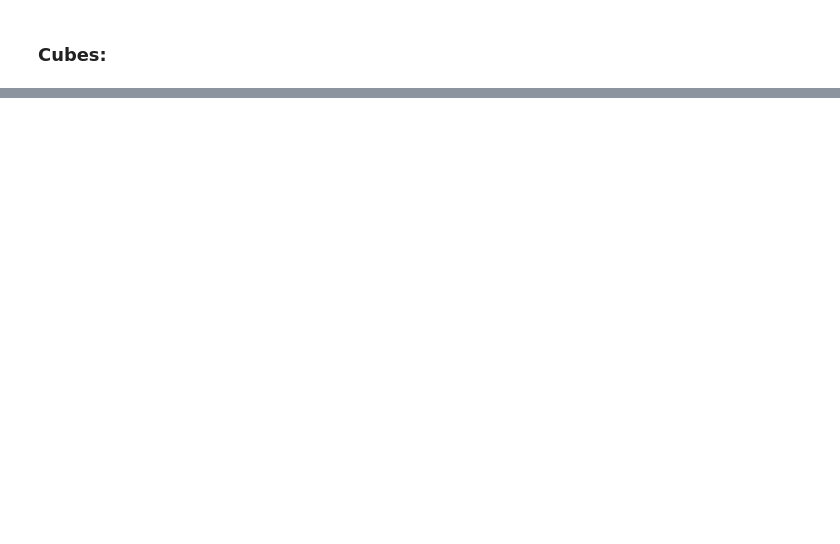
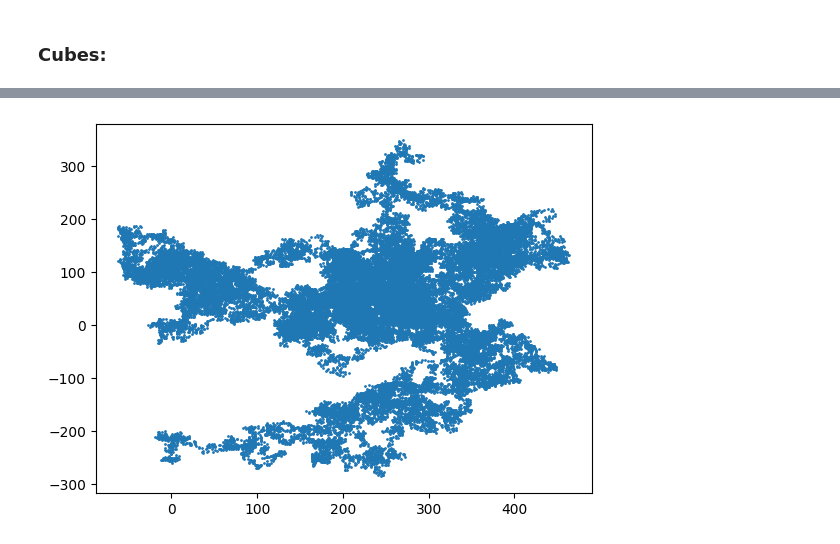
Before and after one commit to wolathedataguy/Learning_Python, a Jupyter notebook: Data_Viz/data_viz.ipynb, the cells around one changed output, grey strips where cells are left out. Drawn from its saved outputs; the diff is of its cells as text; code cells hidden in the pictures; blank space fills up the shorter version.

```diff
--- a/Data_Viz/data_viz.ipynb
+++ b/Data_Viz/data_viz.ipynb
@@ -84,0 +221,9 @@ plt.show()
+# %%
+# Make a random walk, and plot the points
+rw = RandomWalk()
+rw.fill_walk()
+
+plt.scatter(rw.x_values, rw.y_values, s=1)
+plt.show()
+# %% [output]
+[figure, added]
```
Also changed, not shown: parts of 12 cells of this notebook, 1 other file.
